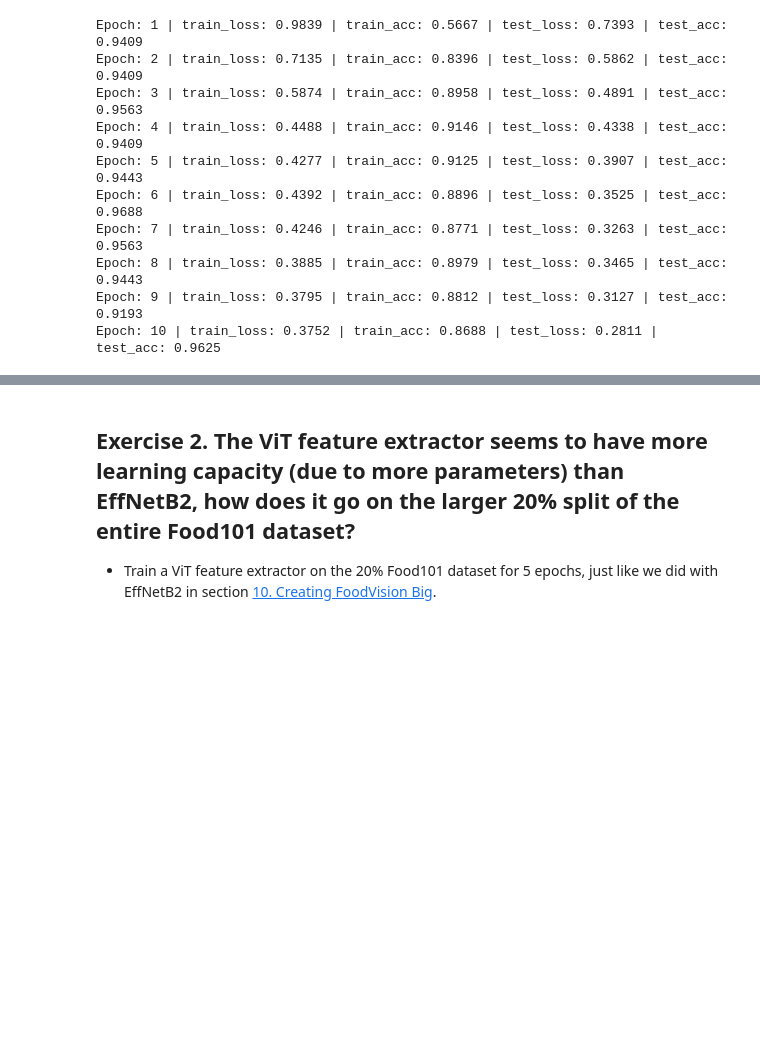
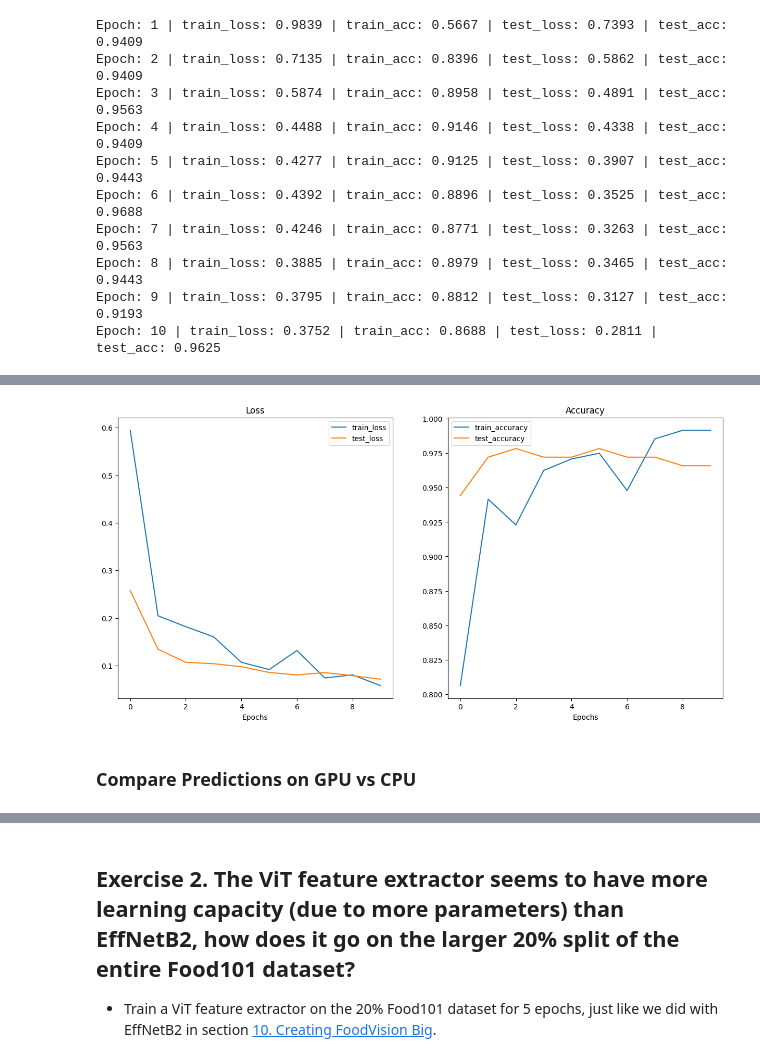
Before and after one commit to Datanerd97/PyTorch, a Jupyter notebook: extras/exercises/09_pytorch_model_deployment_exercises.ipynb, the cells around one changed output, grey strips where cells are left out. Cells and saved outputs as stored; diff of their text form; code cells hidden in the pictures; blank space fills up the shorter version.

```diff
--- a/extras/exercises/09_pytorch_model_deployment_exercises.ipynb
+++ b/extras/exercises/09_pytorch_model_deployment_exercises.ipynb
@@ -332,0 +363,3 @@ TypeError: list indices must be integers or slices, not str
+# %%
+ViT, ViT_transforms = create_vit_model(num_classes = 3,
+                                 seed = 42)
@@ -332,0 +370,27 @@ TypeError: list indices must be integers or slices, not str
+# %%
+# Create A DataLoader
+
+from going_modular.going_modular import data_setup
+train_dataloader_vit, test_dataloader_vit, class_names = data_setup.create_dataloaders(train_dir = train_dir,
+                                                                                                 test_dir = test_dir,
+                                                                                                 transform = ViT_transforms,
+                                                                                                 batch_size = 32)
+# %%
+from going_modular.going_modular import engine
+
+# Setup Optimizer
+optimizer = torch.optim.Adam(params = ViT.parameters(),
+                             lr = 1e-3)
+
+# Setup loss function
+loss_fn = torch.nn.CrossEntropyLoss()
+
+# Set seed for repoduciblity and train the model
+
+vit_results = engine.train(model = ViT,
+                           train_dataloader = train_dataloader_vit,
+                           test_dataloader = test_dataloader_vit,
+                           epochs = 10,
+                           optimizer = optimizer,
+                           loss_fn = loss_fn,
+                           device = device)
@@ -332,0 +408,8 @@ TypeError: list indices must be integers or slices, not str
+# %%
+from helper_functions import plot_loss_curves
+
+plot_loss_curves(vit_results)
+# %% [output]
+[figure, added]
+# %% [markdown]
+### Compare Predictions on GPU vs CPU
```
Also changed, not shown: parts of 36 cells of this notebook.
